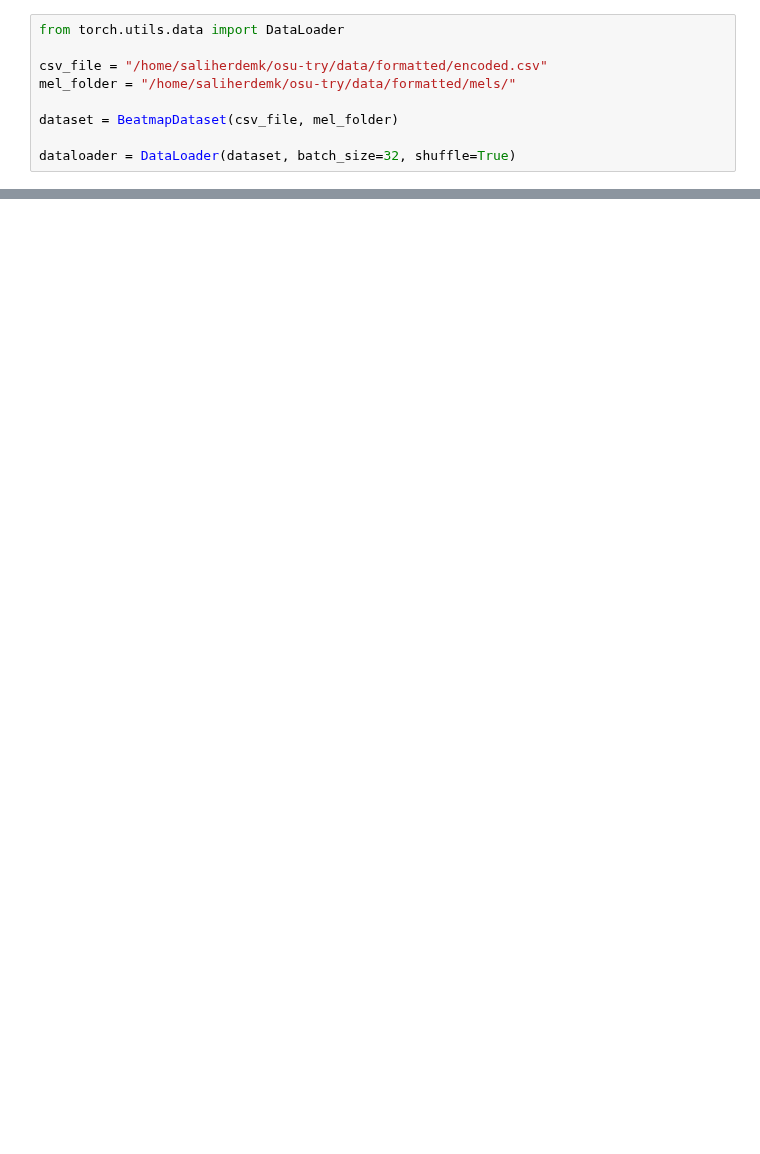
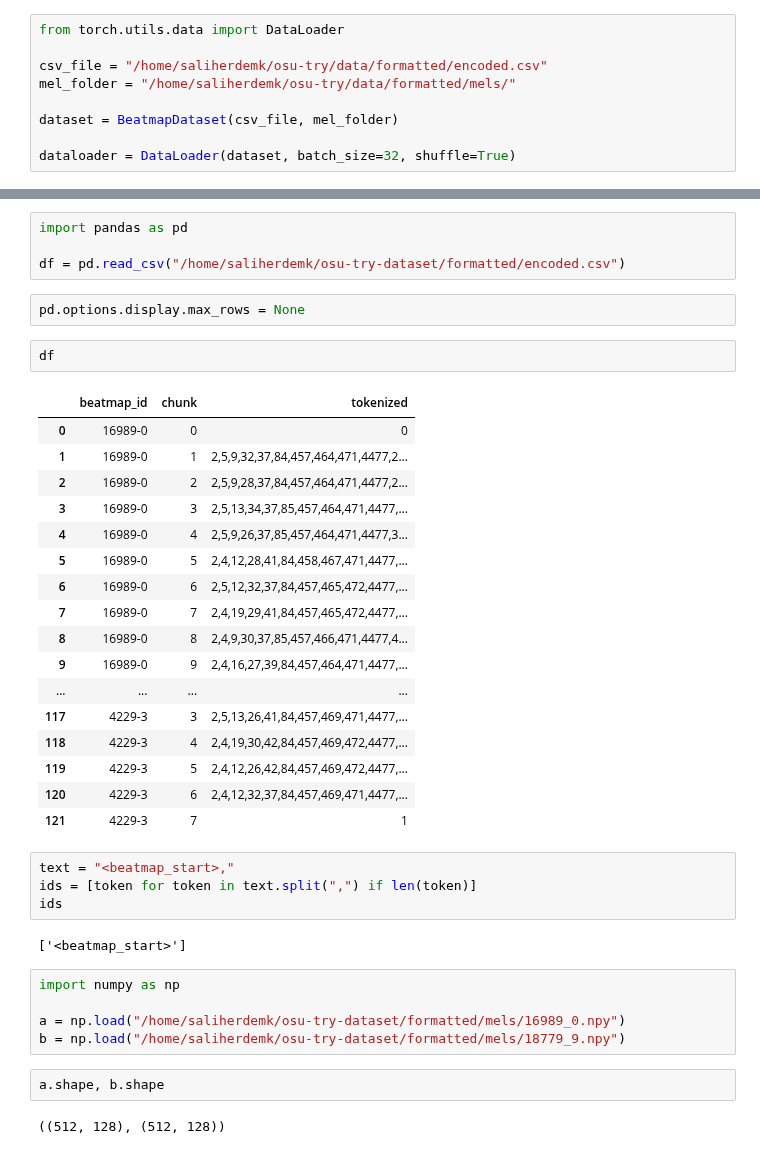
Before and after one commit to saliherdemk/osu-dataset-generator, a Jupyter notebook: notebooks/model.ipynb, the cells around one changed output, grey strips where cells are left out. Saved outputs shown, nothing was run; the diff lists cells and outputs as text; blank space fills up the shorter version.

Commit message:
tokens matched with chunks

```diff
--- a/notebooks/model.ipynb
+++ b/notebooks/model.ipynb
@@ -74,0 +52,41 @@ RuntimeError: stack expects each tensor to be equal size, but got [128, 8539] at
+# %%
+import pandas as pd
+
+df = pd.read_csv("/home/saliherdemk/osu-try-dataset/formatted/encoded.csv")
+# %%
+pd.options.display.max_rows = None
+# %%
+df
+# %% [output]
+|  | beatmap_id | chunk | tokenized |
+| 0 | 16989-0 | 0 | 0 |
+| 1 | 16989-0 | 1 | 2,5,9,32,37,84,457,464,471,4477,2... |
+| 2 | 16989-0 | 2 | 2,5,9,28,37,84,457,464,471,4477,2... |
+| 3 | 16989-0 | 3 | 2,5,13,34,37,85,457,464,471,4477,... |
+| 4 | 16989-0 | 4 | 2,5,9,26,37,85,457,464,471,4477,3... |
+| 5 | 16989-0 | 5 | 2,4,12,28,41,84,458,467,471,4477,... |
+| 6 | 16989-0 | 6 | 2,5,12,32,37,84,457,465,472,4477,... |
+| 7 | 16989-0 | 7 | 2,4,19,29,41,84,457,465,472,4477,... |
+| 8 | 16989-0 | 8 | 2,4,9,30,37,85,457,466,471,4477,4... |
+| 9 | 16989-0 | 9 | 2,4,16,27,39,84,457,464,471,4477,... |
+| ... | ... | ... | ... |
+| 117 | 4229-3 | 3 | 2,5,13,26,41,84,457,469,471,4477,... |
+| 118 | 4229-3 | 4 | 2,4,19,30,42,84,457,469,472,4477,... |
+| 119 | 4229-3 | 5 | 2,4,12,26,42,84,457,469,472,4477,... |
+| 120 | 4229-3 | 6 | 2,4,12,32,37,84,457,469,471,4477,... |
+| 121 | 4229-3 | 7 | 1 |
+# %%
+text = "<beatmap_start>,"
+ids = [token for token in text.split(",") if len(token)]
+ids
+# %% [output]
+['<beatmap_start>']
+# %%
+import numpy as np
+
+a = np.load("/home/saliherdemk/osu-try-dataset/formatted/mels/16989_0.npy")
+b = np.load("/home/saliherdemk/osu-try-dataset/formatted/mels/18779_9.npy")
+# %%
+a.shape, b.shape
+# %% [output]
+((512, 128), (512, 128))
```
Also changed, not shown: parts of 3 cells of this notebook, 2 other files.
